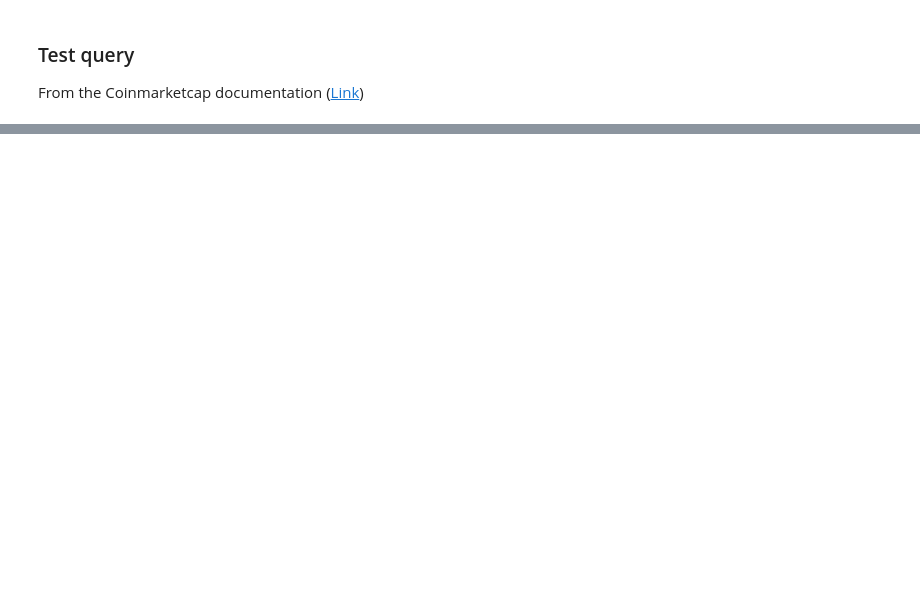
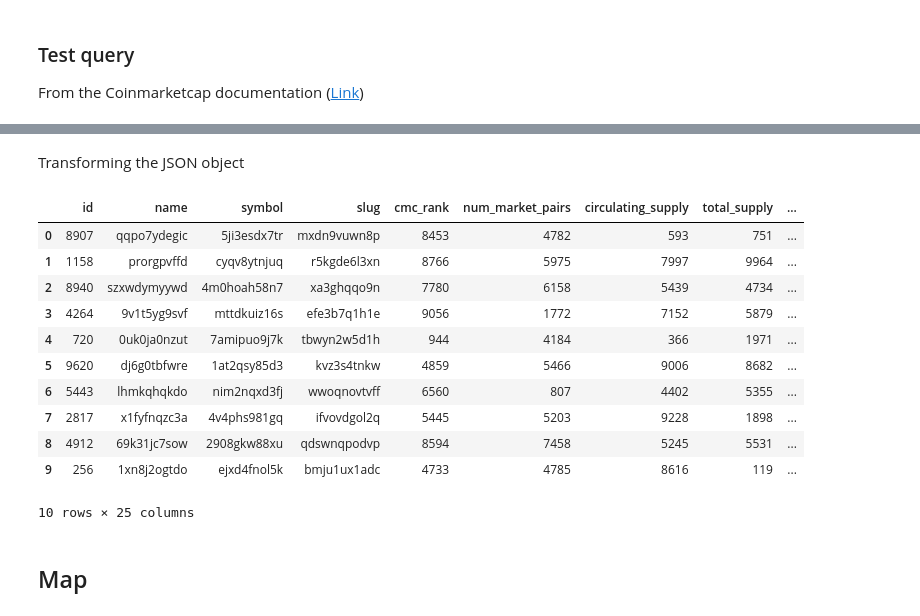
Before and after one commit to Filibustero/cryptocurrency-market-efficiency, a Jupyter notebook: Untitled-1.ipynb, the cells around one changed output, grey strips where cells are left out. Cells and saved outputs as stored; diff of their text form; code cells hidden in the pictures; blank space fills up the shorter version.

```diff
--- a/Untitled-1.ipynb
+++ b/Untitled-1.ipynb
@@ -38,0 +47,20 @@ except (ConnectionError, Timeout, TooManyRedirects) as e:
+# %% [markdown]
+Transforming the JSON object
+# %%
+df = json_normalize(data, "data")
+df
+# %% [output]
+|  | id | name | symbol | slug | cmc_rank | num_market_pairs | circulating_supply | total_supply | ... |
+| 0 | 8907 | qqpo7ydegic | 5ji3esdx7tr | mxdn9vuwn8p | 8453 | 4782 | 593 | 751 | ... |
+| 1 | 1158 | prorgpvffd | cyqv8ytnjuq | r5kgde6l3xn | 8766 | 5975 | 7997 | 9964 | ... |
+| 2 | 8940 | szxwdymyywd | 4m0hoah58n7 | xa3ghqqo9n | 7780 | 6158 | 5439 | 4734 | ... |
+| 3 | 4264 | 9v1t5yg9svf | mttdkuiz16s | efe3b7q1h1e | 9056 | 1772 | 7152 | 5879 | ... |
+| 4 | 720 | 0uk0ja0nzut | 7amipuo9j7k | tbwyn2w5d1h | 944 | 4184 | 366 | 1971 | ... |
+| 5 | 9620 | dj6g0tbfwre | 1at2qsy85d3 | kvz3s4tnkw | 4859 | 5466 | 9006 | 8682 | ... |
+| 6 | 5443 | lhmkqhqkdo | nim2nqxd3fj | wwoqnovtvff | 6560 | 807 | 4402 | 5355 | ... |
+| 7 | 2817 | x1fyfnqzc3a | 4v4phs981gq | ifvovdgol2q | 5445 | 5203 | 9228 | 1898 | ... |
+| 8 | 4912 | 69k31jc7sow | 2908gkw88xu | qdswnqpodvp | 8594 | 7458 | 5245 | 5531 | ... |
+| 9 | 256 | 1xn8j2ogtdo | ejxd4fnol5k | bmju1ux1adc | 4733 | 4785 | 8616 | 119 | ... |
+10 rows × 25 columns
+# %% [markdown]
+## Map
```
Also changed, not shown: parts of 6 cells of this notebook, 1 other file.
